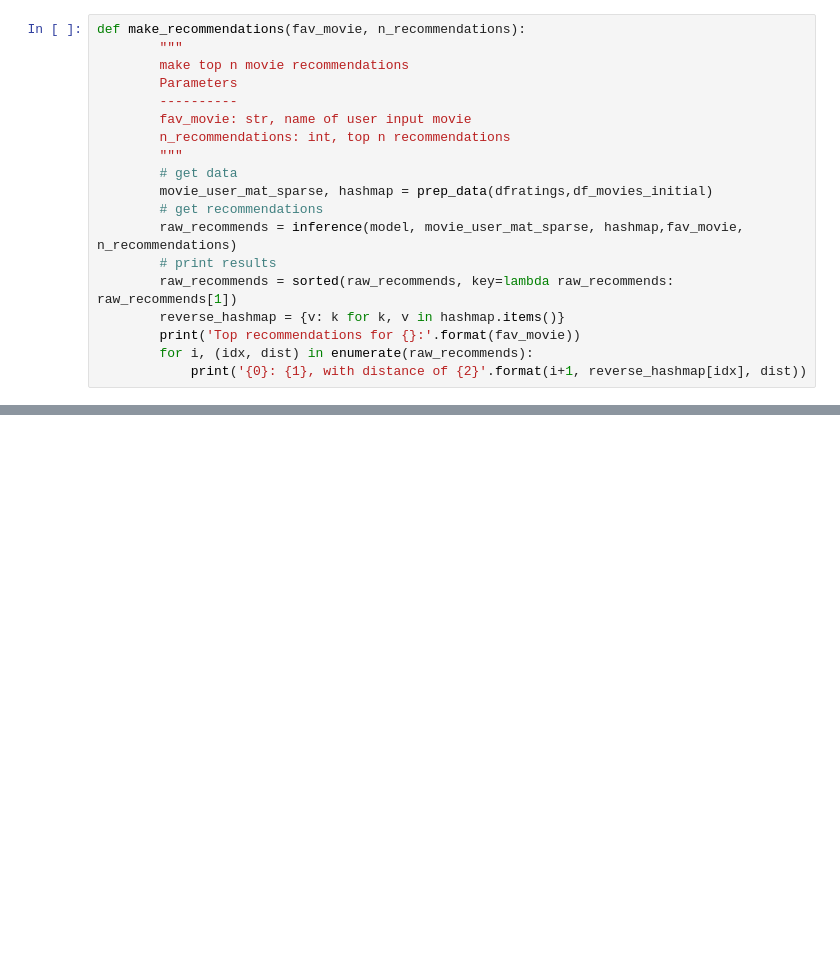
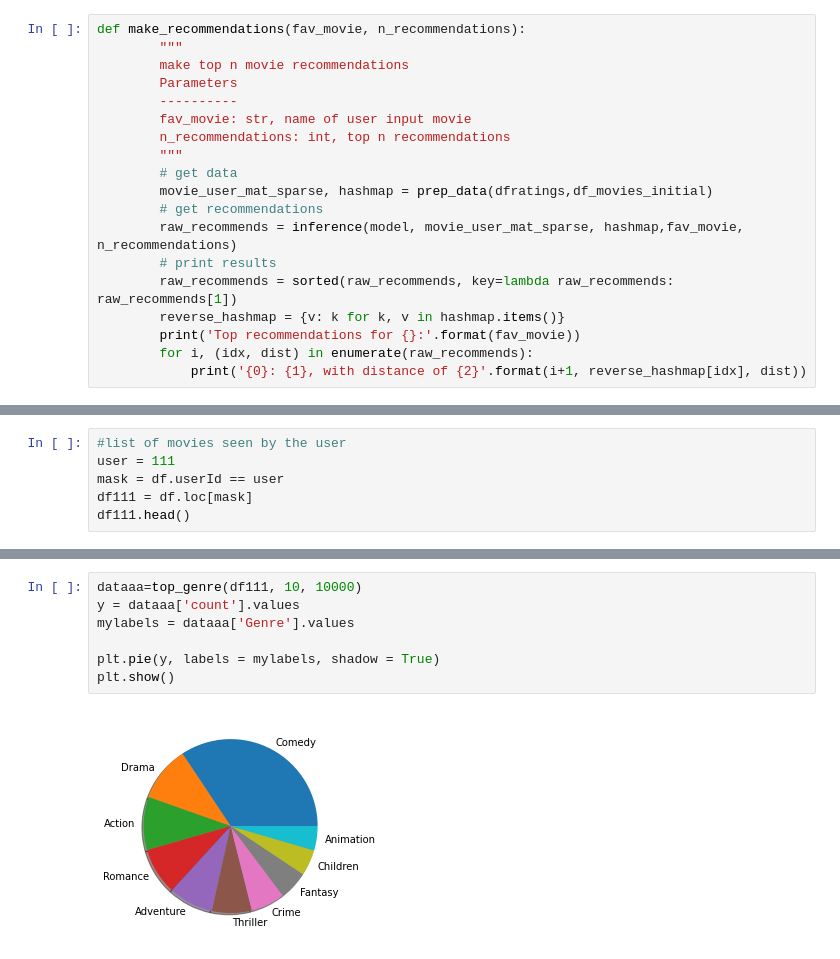
Before and after one commit to NavasFrancisco/MoviesRecommender, a Jupyter notebook: MoviesRecommender.ipynb, the cells around one changed output, grey strips where cells are left out. Drawn from its saved outputs; the diff is of its cells as text; blank space fills up the shorter version.

```diff
--- a/MoviesRecommender.ipynb
+++ b/MoviesRecommender.ipynb
@@ -1180,0 +1071,6 @@ Top recommendations for iron man:
+# %%
+#list of movies seen by the user
+user = 111
+mask = df.userId == user
+df111 = df.loc[mask]
+df111.head()
@@ -1180,0 +1138,9 @@ Top recommendations for iron man:
+# %%
+dataaa=top_genre(df111, 10, 10000)
+y = dataaa['count'].values
+mylabels = dataaa['Genre'].values
+
+plt.pie(y, labels = mylabels, shadow = True)
+plt.show()
+# %% [output]
+[figure, added]
```
Also changed, not shown: parts of 45 cells of this notebook.
